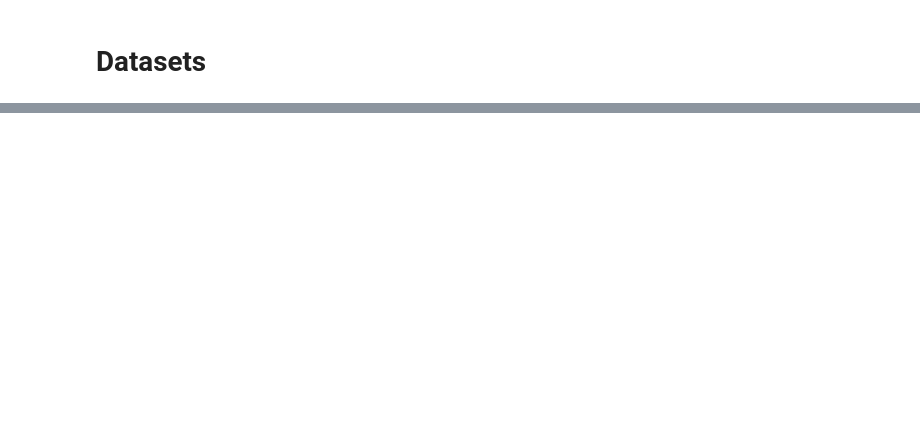
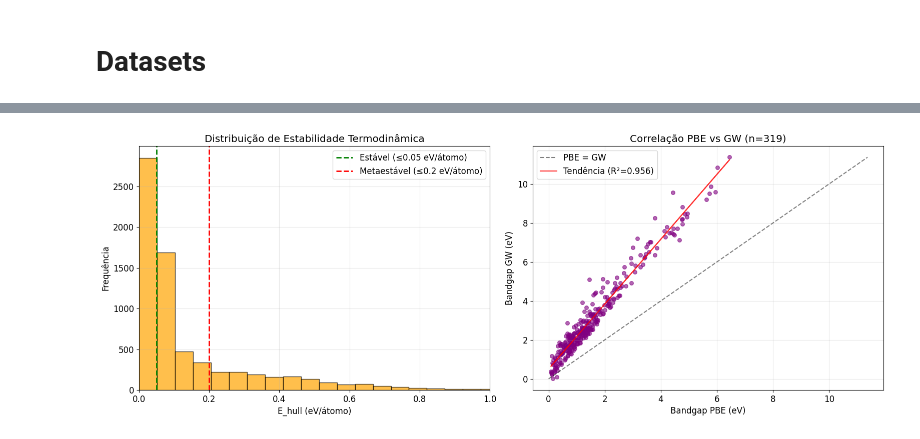
Before and after one commit to victormatteus04/uwbg-tcc, a Jupyter notebook: notebooks/datasets.ipynb, the cells around one changed output, grey strips where cells are left out. Cells and saved outputs as stored; diff of their text form; code cells hidden in the pictures; blank space fills up the shorter version.

```diff
--- a/notebooks/datasets.ipynb
+++ b/notebooks/datasets.ipynb
@@ -547,8 +2,0 @@ rows = data.select()
-# %%
-for row in rows:
-    for i in df2.index:
-        if row.formula == df2['Material'][i] and row.get('layergroup') == df2['Prototype'][i]:
-            print(row.formula, row.get('layergroup'))
-            df2.drop(i, inplace=True)
-
-print(df2)
@@ -569,0 +507,46 @@ print(df2)
+# %%
+# 3. Análise de Estabilidade e Correlação PBE-GW
+fig, (ax1, ax2) = plt.subplots(1, 2, figsize=(16, 6))
+
+# Histograma de E_hull
+ehull_data = df_materials['E_hull'].dropna()
+ax1.hist(ehull_data, bins=50, alpha=0.7, color='orange', edgecolor='black')
+ax1.axvline(0.05, color='green', linestyle='--', linewidth=2, label='Estável (≤0.05 eV/átomo)')
+ax1.axvline(0.2, color='red', linestyle='--', linewidth=2, label='Metaestável (≤0.2 eV/átomo)')
+ax1.set_xlabel('E_hull (eV/átomo)')
+ax1.set_ylabel('Frequência')
+ax1.set_title('Distribuição de Estabilidade Termodinâmica')
+ax1.legend()
+ax1.grid(True, alpha=0.3)
+ax1.set_xlim(0, min(1.0, ehull_data.max()))
+
+# Correlação PBE vs GW
+df_both_gaps = df_materials.dropna(subset=['Band_gap_PBE', 'Band_gap_GW']).copy()
+if len(df_both_gaps) > 0:
+    df_both_gaps['Gap_difference'] = df_both_gaps['Band_gap_GW'] - df_both_gaps['Band_gap_PBE']
+
+    # Scatter plot PBE vs GW
+    ax2.scatter(df_both_gaps['Band_gap_PBE'], df_both_gaps['Band_gap_GW'],
+                alpha=0.6, color='purple', s=30)
+
+    # Linha de identidade
+    max_gap = max(df_both_gaps['Band_gap_PBE'].max(), df_both_gaps['Band_gap_GW'].max())
+    ax2.plot([0, max_gap], [0, max_gap], 'k--', alpha=0.5, label='PBE = GW')
+
+    # Linha de tendência
+    z = np.polyfit(df_both_gaps['Band_gap_PBE'], df_both_gaps['Band_gap_GW'], 1)
+    p = np.poly1d(z)
+    ax2.plot(df_both_gaps['Band_gap_PBE'], p(df_both_gaps['Band_gap_PBE']),
+             'r-', alpha=0.8, label=f'Tendência (R²={df_both_gaps["Band_gap_PBE"].corr(df_both_gaps["Band_gap_GW"])**2:.3f})')
+
+    ax2.set_xlabel('Bandgap PBE (eV)')
+    ax2.set_ylabel('Bandgap GW (eV)')
+    ax2.set_title(f'Correlação PBE vs GW (n={len(df_both_gaps)})')
+    ax2.legend()
+    ax2.grid(True, alpha=0.3)
+
+plt.tight_layout()
+plt.savefig('../figures/stability_correlation.png', dpi=300, bbox_inches='tight')
+plt.show()
+# %% [output]
+[figure, added]
```
Also changed, not shown: parts of 70 cells of this notebook.
